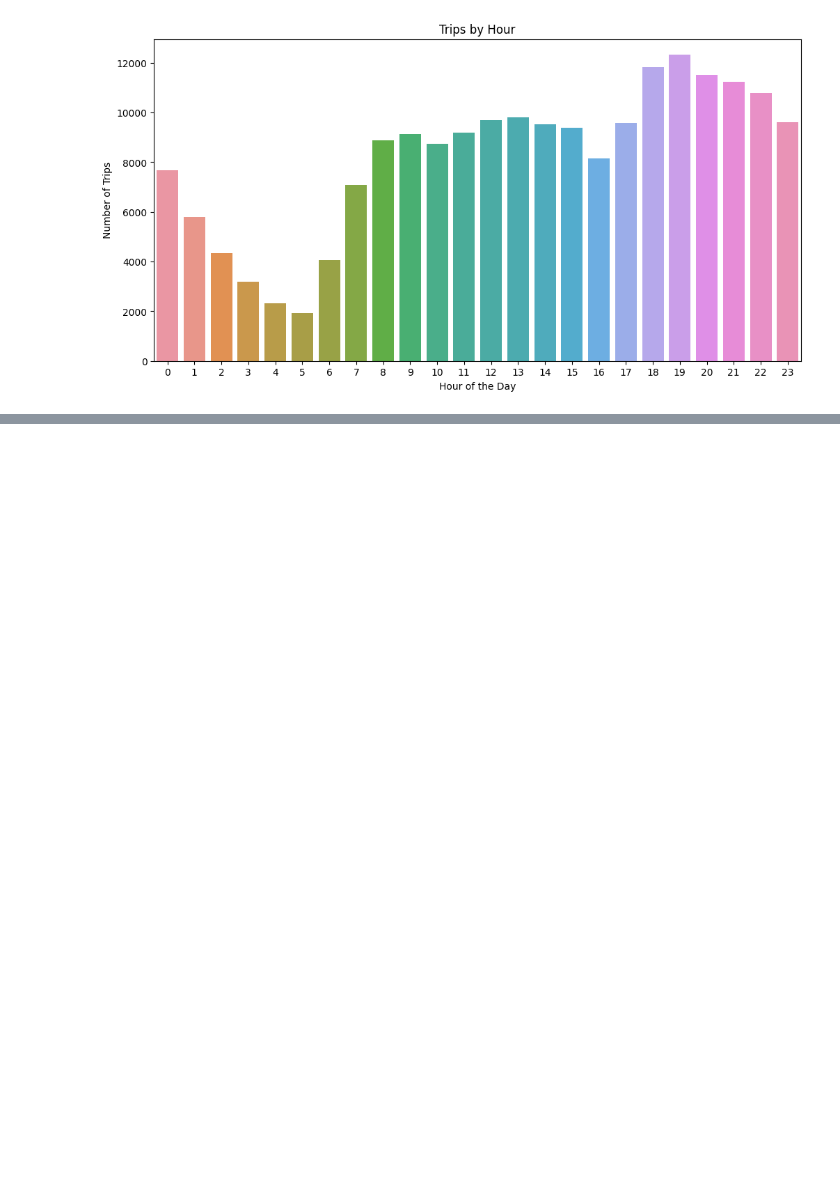
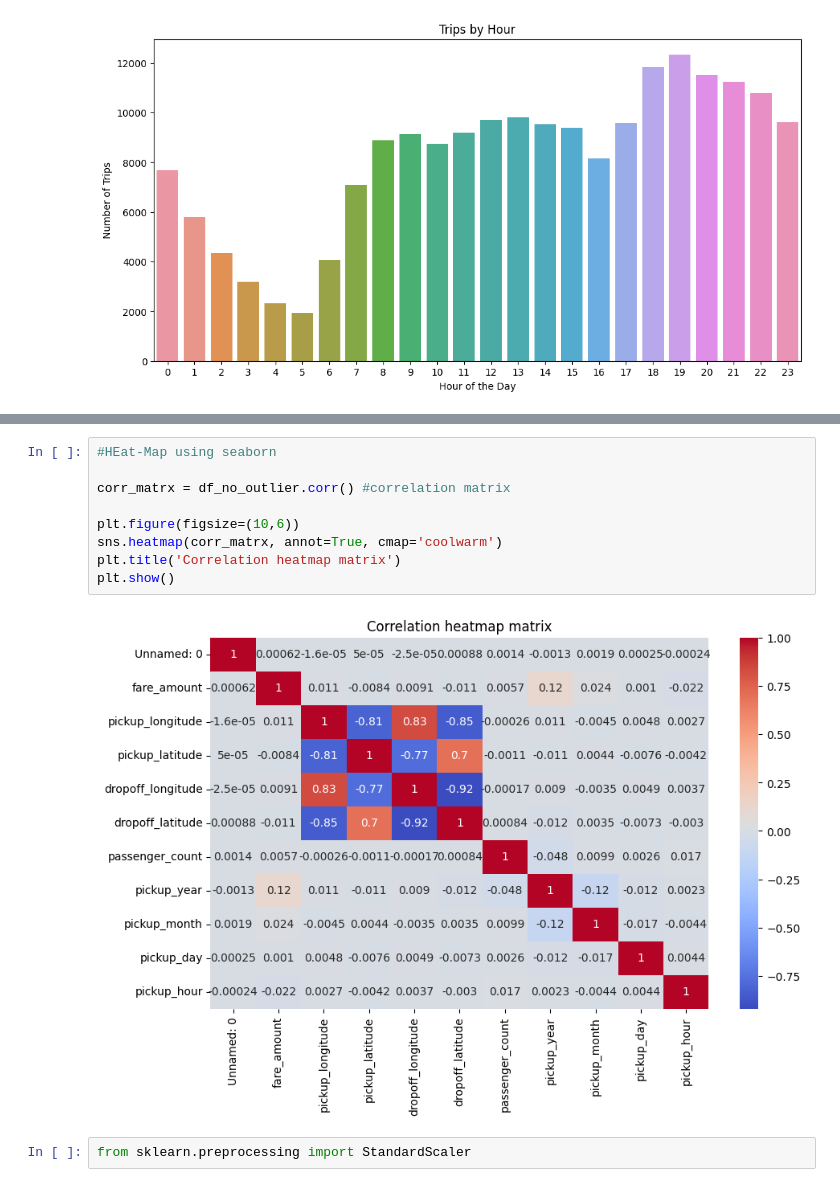
Before and after one commit to Sunil-7176/EDA-Analysis, a Jupyter notebook: uber_eda.ipynb, the cells around one changed output, grey strips where cells are left out. Saved outputs shown, nothing was run; the diff lists cells and outputs as text; blank space fills up the shorter version.

```diff
--- a/uber_eda.ipynb
+++ b/uber_eda.ipynb
@@ -159,0 +187,13 @@ See the caveats in the documentation: https://pandas.pydata.org/pandas-docs/stab
+# %%
+#HEat-Map using seaborn
+
+corr_matrx = df_no_outlier.corr() #correlation matrix
+
+plt.figure(figsize=(10,6))
+sns.heatmap(corr_matrx, annot=True, cmap='coolwarm')
+plt.title('Correlation heatmap matrix')
+plt.show()
+# %% [output]
+[figure, added]
+# %%
+from sklearn.preprocessing import StandardScaler
```
Also changed, not shown: parts of 7 cells of this notebook.
